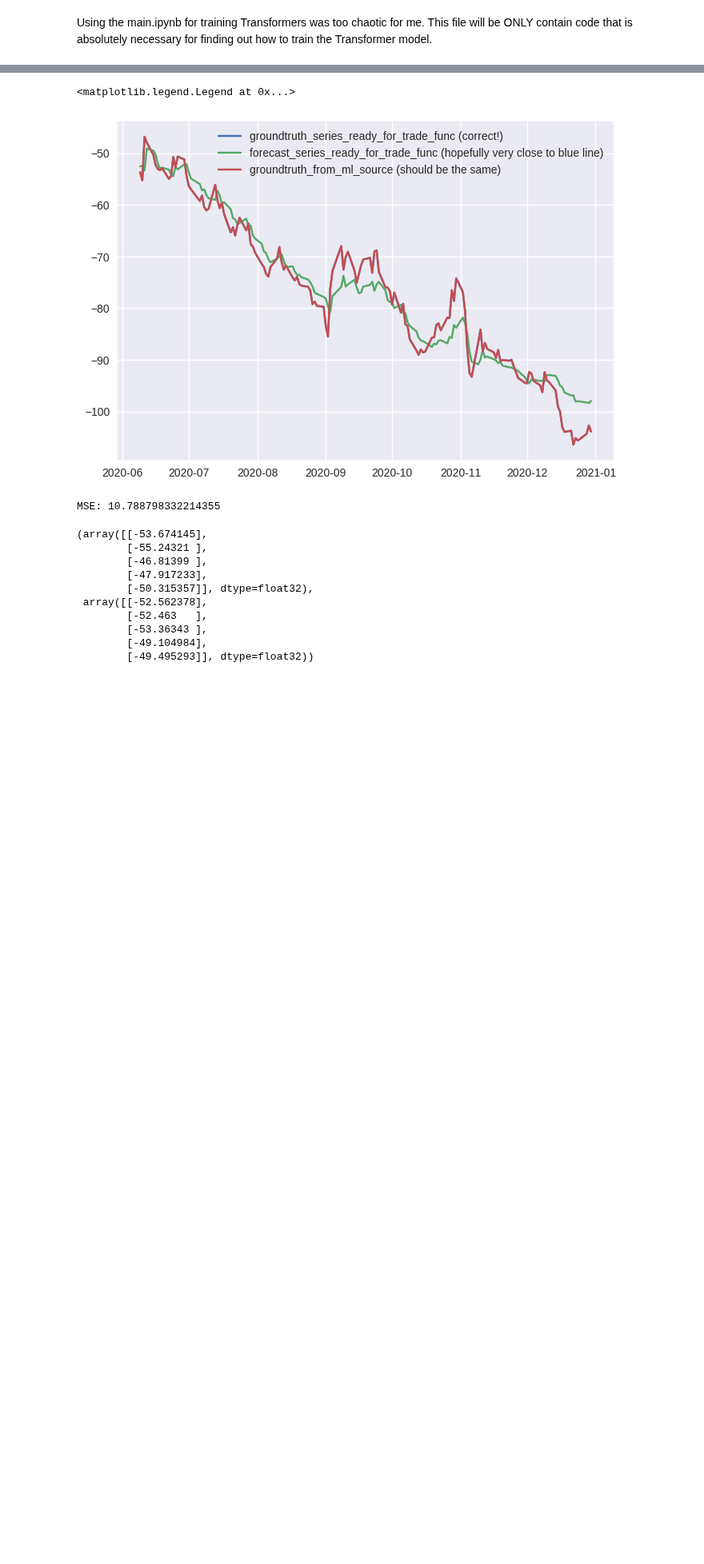
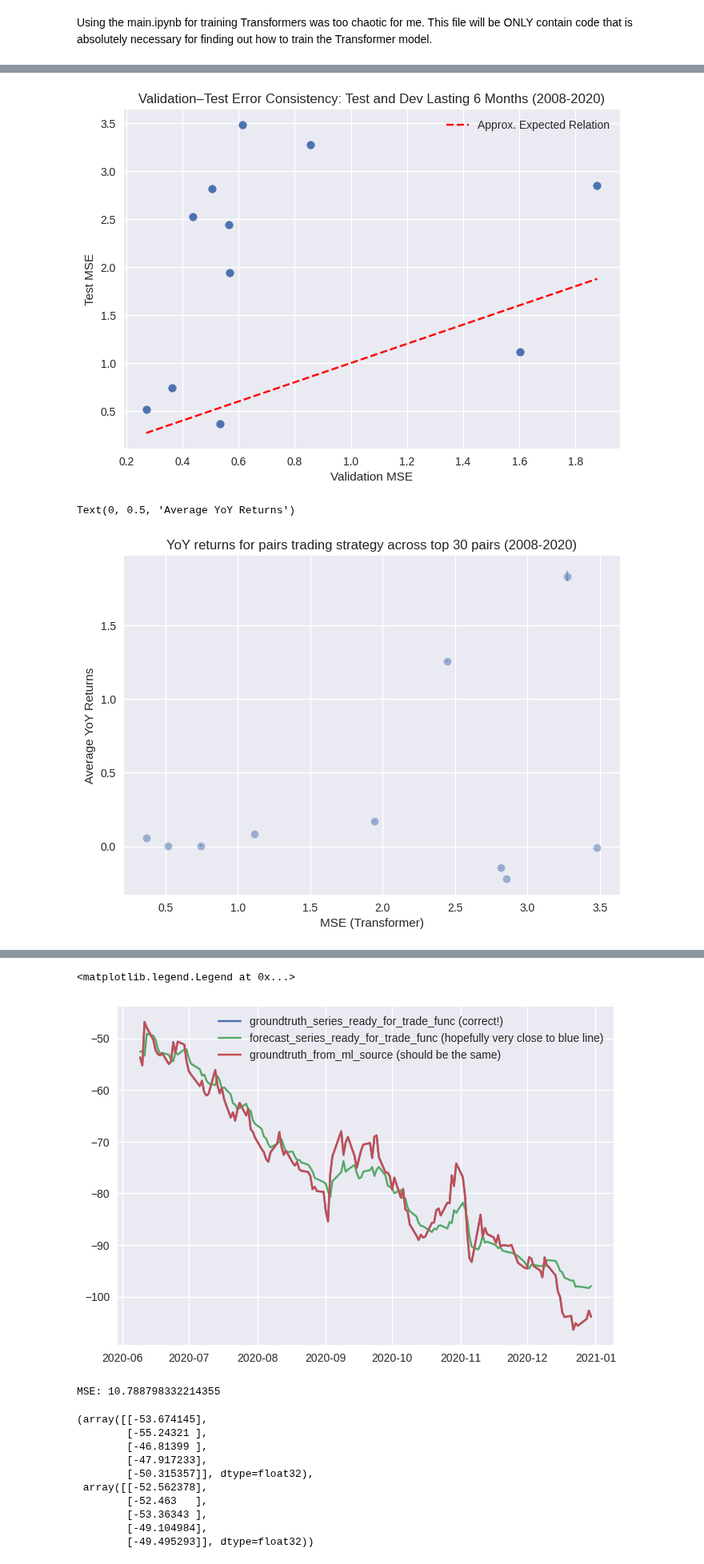
Before and after one commit to maviddoerdijk/bsc-thesis, a Jupyter notebook: exp/train_transformer.ipynb, the cells around one changed output, grey strips where cells are left out. Shown at 80% size. Cells and saved outputs as stored; diff of their text form; code cells hidden in the pictures; blank space fills up the shorter version.

Commit message:
Gathered hyperparam optimization results

```diff
--- a/exp/train_transformer.ipynb
+++ b/exp/train_transformer.ipynb
@@ -88,9 +94,9 @@ plt.style.use('seaborn-v0_8')
 # %%
 # NOTE: all the functions used here are explained in much more detail in src/main.ipynb, but this notebook is simply focused on finding how to ge the Transformer model to work as I wish.
-startDateStr = '2007-01-01'
-endDateStr = '2021-12-31' # documentation said that endDateStr is exclusive for both yahoofinance and the original code, but actually printing the shapes showed otherwise..
+startDateStr = '2008-01-01'
+endDateStr = '2023-12-31' # documentation said that endDateStr is exclusive for both yahoofinance and the original code, but actually printing the shapes showed otherwise..
 instrumentIdsNASDAQandNYSE = load_cached_etf_tickers()
-data = gather_data_cached(startDateStr, endDateStr, instrumentIdsNASDAQandNYSE, cache_dir='../src/data/cache')
+data = gather_data_cached_using_truncate(startDateStr, endDateStr, instrumentIdsNASDAQandNYSE, cache_dir='../src/data/cache')
 data_close_filtered_1, data_open_filtered_1, data_high_filtered_1, data_low_filtered_1, data_vol_filtered_1, data_original_format_filtered_1 = step_1_filter_remove_nans(data['close'], data['open'], data['high'], data['low'], data['vol'], data)
 data_close_filtered_2, data_open_filtered_2, data_high_filtered_2, data_low_filtered_2, data_vol_filtered_2, data_original_format_filtered_2 = step_2_filter_liquidity(data_close_filtered_1, data_open_filtered_1, data_high_filtered_1, data_low_filtered_1, data_vol_filtered_1, data_original_format_filtered_1)
 
@@ -100,6 +106,8 @@ if pairs_data_filtered is None:
   pairs_data = {key:value[1]  for (key, value) in pairs.items()}
   pairs_data = sorted(pairs_data.items(), key=lambda x: x[1])
   pairs_data_filtered = filter_pairs_data(pairs_data) # filter based on cointegration in such a way that we can simply pick the highest pair of stocks in the list.
+  save_pairs_data_filtered(pairs_data_filtered, startDateStr, endDateStr, instrumentIdsNASDAQandNYSE, cache_dir='../src/data/cache')
+
 # Extract the most highly cointegrated pairs
 ticker_a, ticker_b = pairs_data_filtered[0][0][0], pairs_data_filtered[0][0][1]
 pairs_timeseries_df = combine_pairs_data(data_close_filtered_2, data_open_filtered_2, data_high_filtered_2, data_low_filtered_2, data_vol_filtered_2, ticker_a, ticker_b)
@@ -568,3 +694,43 @@ Plot filenames: {'yoy_returns': 'data_2008_01_01_2020_12_31_4416cb3b_plot_thresh
+# %%
+plt.title("Validation–Test Error Consistency: Test and Dev Lasting 6 Months (2008-2020)")
+plt.xlabel("Validation MSE")
+plt.ylabel("Test MSE")
+# remove extremes: find all idx with MSE above 5
+idx_to_remove = []
+for i in range(len(val_mse_list)):
+  if val_mse_list[i] > 5 or test_mse_list[i] > 5:
+    idx_to_remove.append(i)
+val_mse_list_clean = [val_mse_list[i] for i in range(len(val_mse_list)) if i not in idx_to_remove]
+test_mse_list_clean = [test_mse_list[i] for i in range(len(test_mse_list)) if i not in idx_to_remove]
+plt.scatter(val_mse_list_clean, test_mse_list_clean)
+# plot y=x line (what we'd expect)
+plt.plot([min(val_mse_list_clean), max(val_mse_list_clean)], [min(val_mse_list_clean), max(val_mse_list_clean)], color='red', linestyle='dashed', label='Approx. Expected Relation')
+plt.legend()
+plt.show()
+
+
+idx_to_remove = []
+for i in range(len(val_mse_list)):
+  if test_mse_list[i] > 5 or return_list[i] > 5:
+    idx_to_remove.append(i)
+test_mse_list_clean2 = [test_mse_list[i] for i in range(len(test_mse_list)) if i not in idx_to_remove]
+return_list_clean = [return_list[i] for i in range(len(return_list)) if i not in idx_to_remove]
+return_std_list_clean = [return_std_list[i] for i in range(len(return_std_list)) if i not in idx_to_remove]
+plt.errorbar(
+      test_mse_list_clean2,
+      return_list_clean,
+      yerr=return_std_list_clean,
+      fmt='o',
+      alpha=0.5,
+      capsize=3
+      )
+plt.title(f"YoY returns for pairs trading strategy across top 30 pairs (2008-2020)")
+plt.xlabel("MSE (Transformer)")
+plt.ylabel("Average YoY Returns")
+# %% [output]
+[figure, added]
+Text(0, 0.5, 'Average YoY Returns')
+[figure, added]
 # %%
 # ('SHV', 'PDP') gives interesting results. Let's see why the return YoY is nan.
 
```
Also changed, not shown: parts of 10 cells of this notebook.
